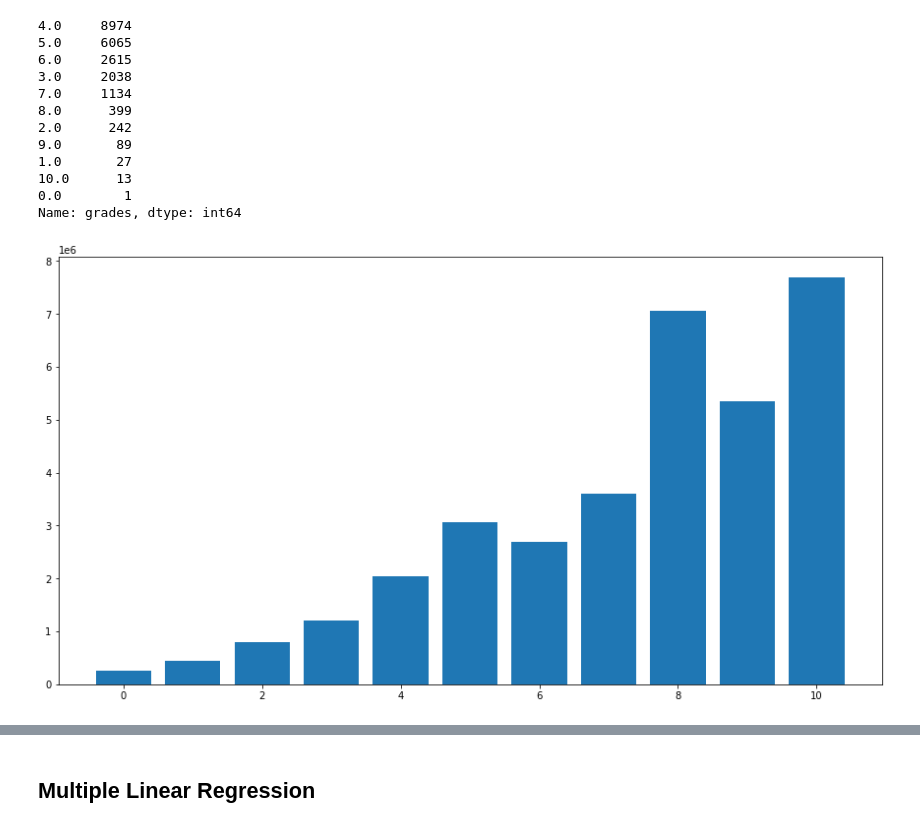
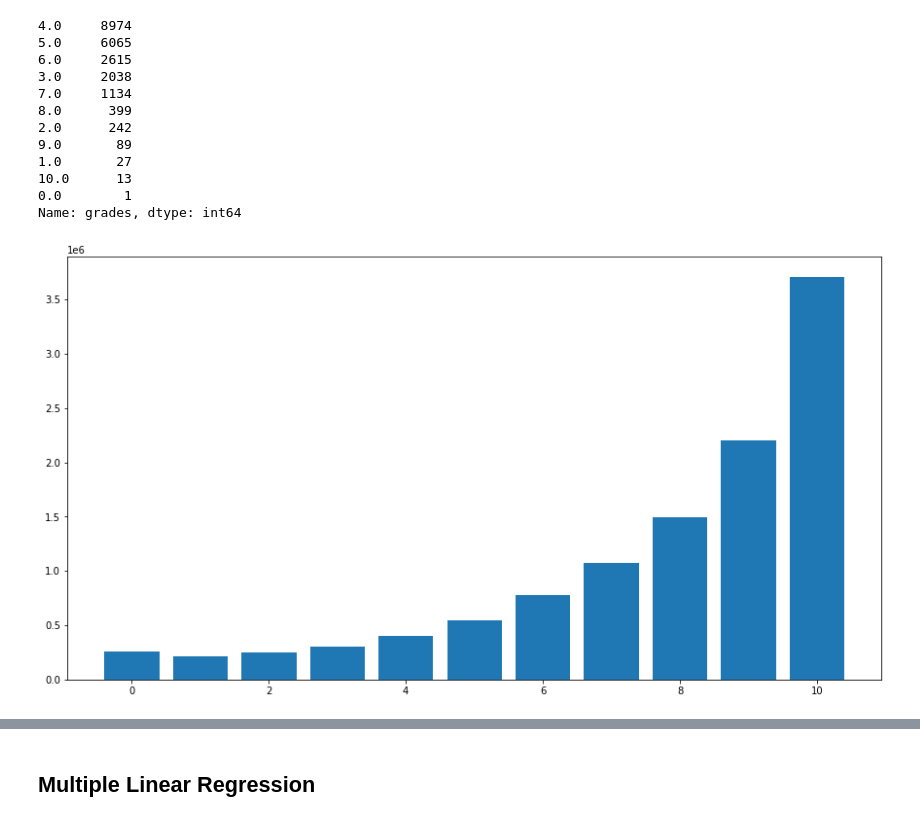
Before and after one commit to mattrubic/dsc-phase-2-project-v2-3, a Jupyter notebook: EDAs.ipynb, the cells around one changed output, grey strips where cells are left out. Saved outputs shown, nothing was run; the diff lists cells and outputs as text; code cells hidden in the pictures.

```diff
--- a/EDAs.ipynb
+++ b/EDAs.ipynb
@@ -174,9 +191,12 @@ df['grades'].value_counts()
 10.0      13
 0.0        1
 Name: grades, dtype: int64
+# %%
+grade_prices = df.groupby("grades")["price"].mean()
 # %%
+#average price per 'grade' value ('3 Poor'-'13 Mansion' originally)
 fig, ax = plt.subplots(figsize = (15, 8))
 
-ax.bar(x = df['grades'], height = df['price']);
+ax.bar(x = grade_prices.index, height = grade_prices);
 # %% [output]
-[figure, old version]
+[figure, new version]
```
Also changed, not shown: parts of 16 cells of this notebook.
